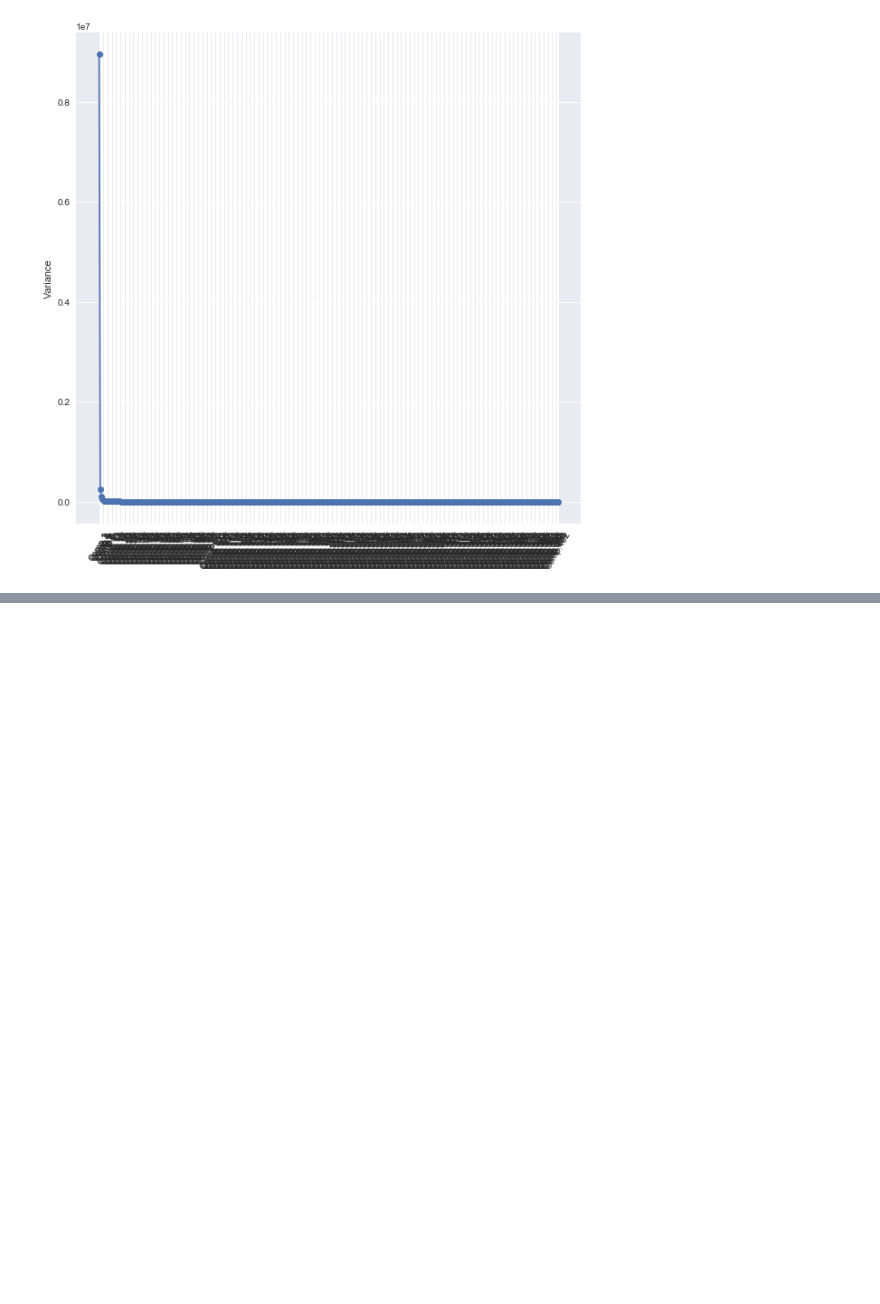
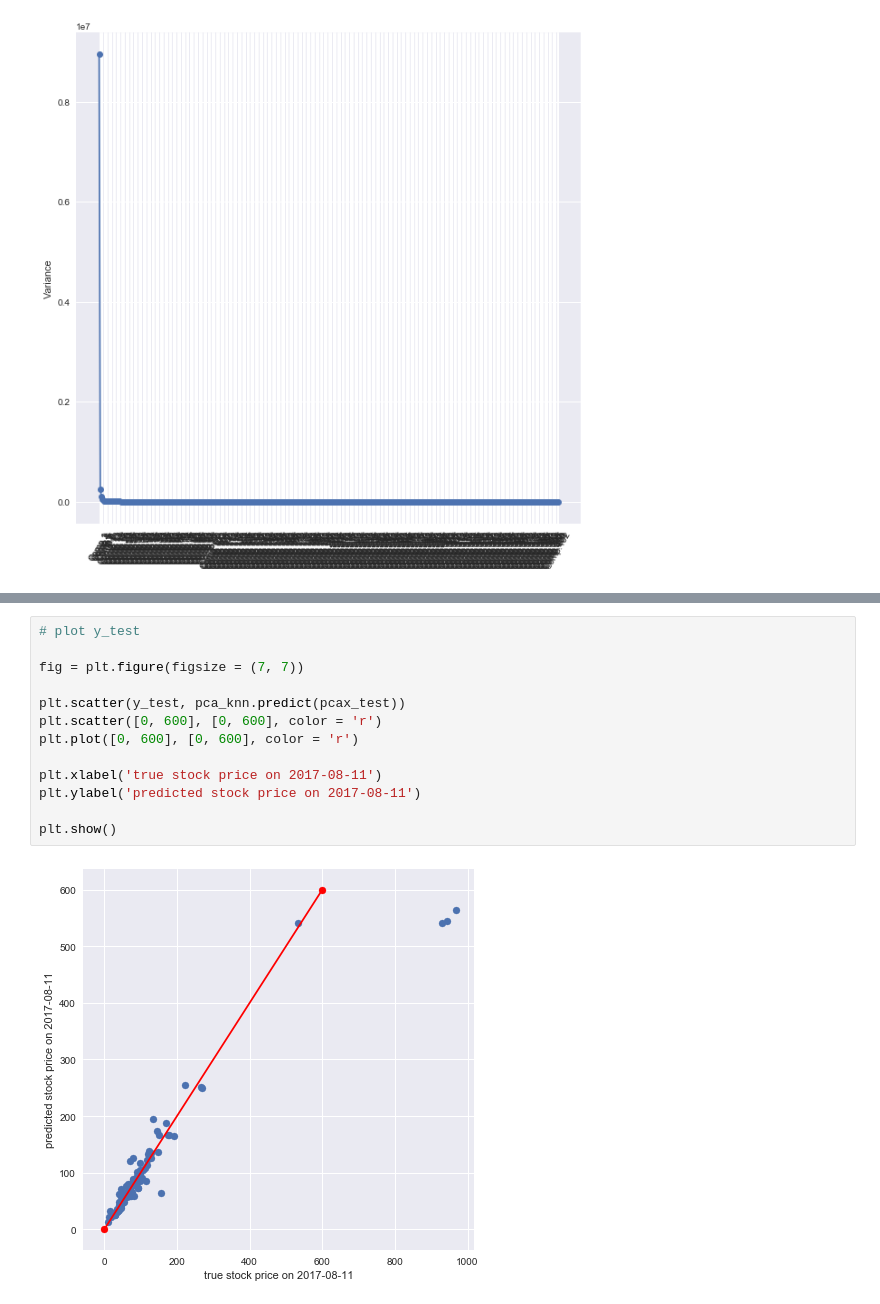
Before and after one commit to yueying-teng/RF, a Jupyter notebook: data.ipynb, the cells around one changed output, grey strips where cells are left out. Cells and saved outputs as stored; diff of their text form; blank space fills up the shorter version.

```diff
--- a/data.ipynb
+++ b/data.ipynb
@@ -538,0 +437,15 @@ from sklearn import decomposition
+# %%
+# plot y_test
+
+fig = plt.figure(figsize = (7, 7))
+
+plt.scatter(y_test, pca_knn.predict(pcax_test))
+plt.scatter([0, 600], [0, 600], color = 'r')
+plt.plot([0, 600], [0, 600], color = 'r')
+
+plt.xlabel('true stock price on 2017-08-11')
+plt.ylabel('predicted stock price on 2017-08-11')
+
+plt.show()
+# %% [output]
+[figure, added]
```
Also changed, not shown: parts of 43 cells of this notebook.
